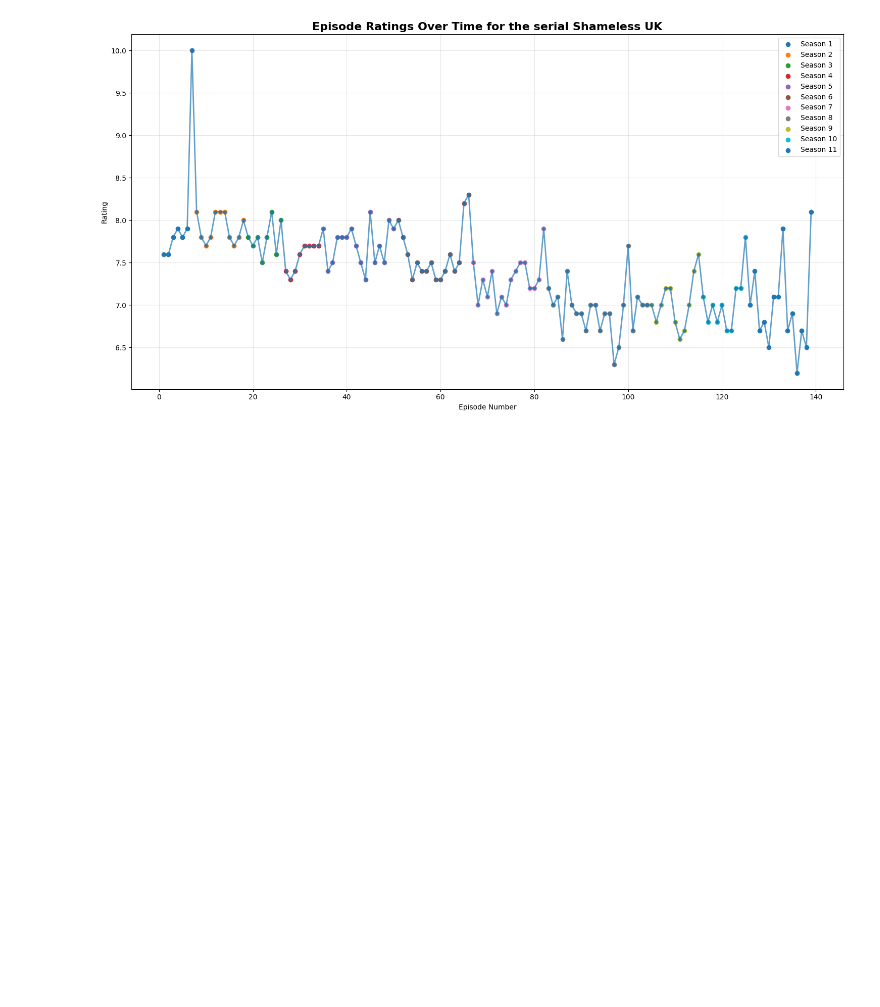
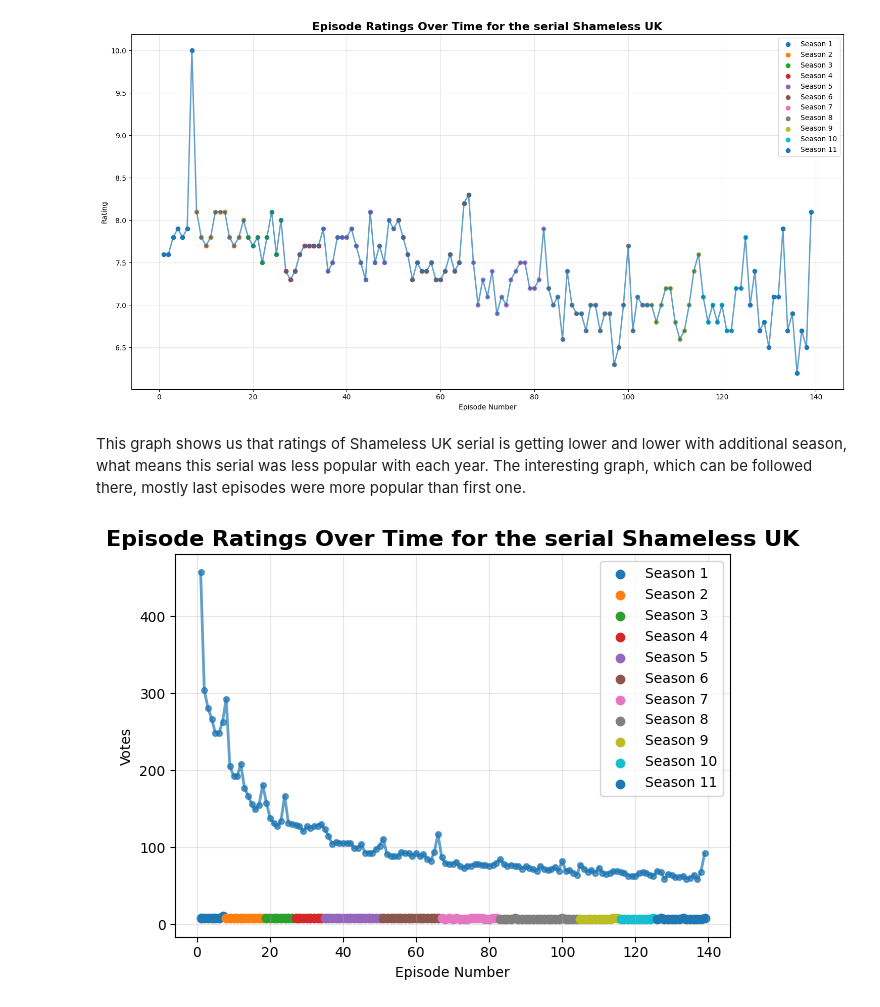
Before and after one commit to BogdanJas/rr-tv-series-assignment, a Jupyter notebook: Shameless_Report.ipynb, the cells around one changed output. Saved outputs shown, nothing was run; the diff lists cells and outputs as text; code cells hidden in the pictures; blank space fills up the shorter version.

Commit message:
Added new analysis plots

```diff
--- a/Shameless_Report.ipynb
+++ b/Shameless_Report.ipynb
@@ -286,3 +286,21 @@ plt.legend()
 plt.tight_layout()
 # %% [output]
 [figure]
+# %% [markdown]
+This graph shows us that ratings of Shameless UK serial is getting lower and lower with additional season, what means this serial was less popular with each year. The interesting graph, which can be followed there, mostly last episodes were more popular than first one.
+# %%
+# Plot votes over time
+plt.plot(df_sorted['Episode_Number'], df_sorted['Votes'], 'o-', alpha=0.7, linewidth=2, markersize=4)
+plt.title('Episode Ratings Over Time for the serial Shameless UK', fontsize=16, fontweight='bold')
+plt.xlabel('Episode Number')
+plt.ylabel('Votes')
+plt.grid(True, alpha=0.3)
+for season in shameless_uk_df['Season'].unique():
+    season_episodes = df_sorted[df_sorted['Season'] == season]
+    plt.scatter(season_episodes['Episode_Number'], season_episodes['Rating'],
+               label=f'Season {season}')
+
+plt.legend()
+plt.tight_layout()
+# %% [output]
+[figure, added]
```
Also changed, not shown: parts of 3 cells of this notebook.
